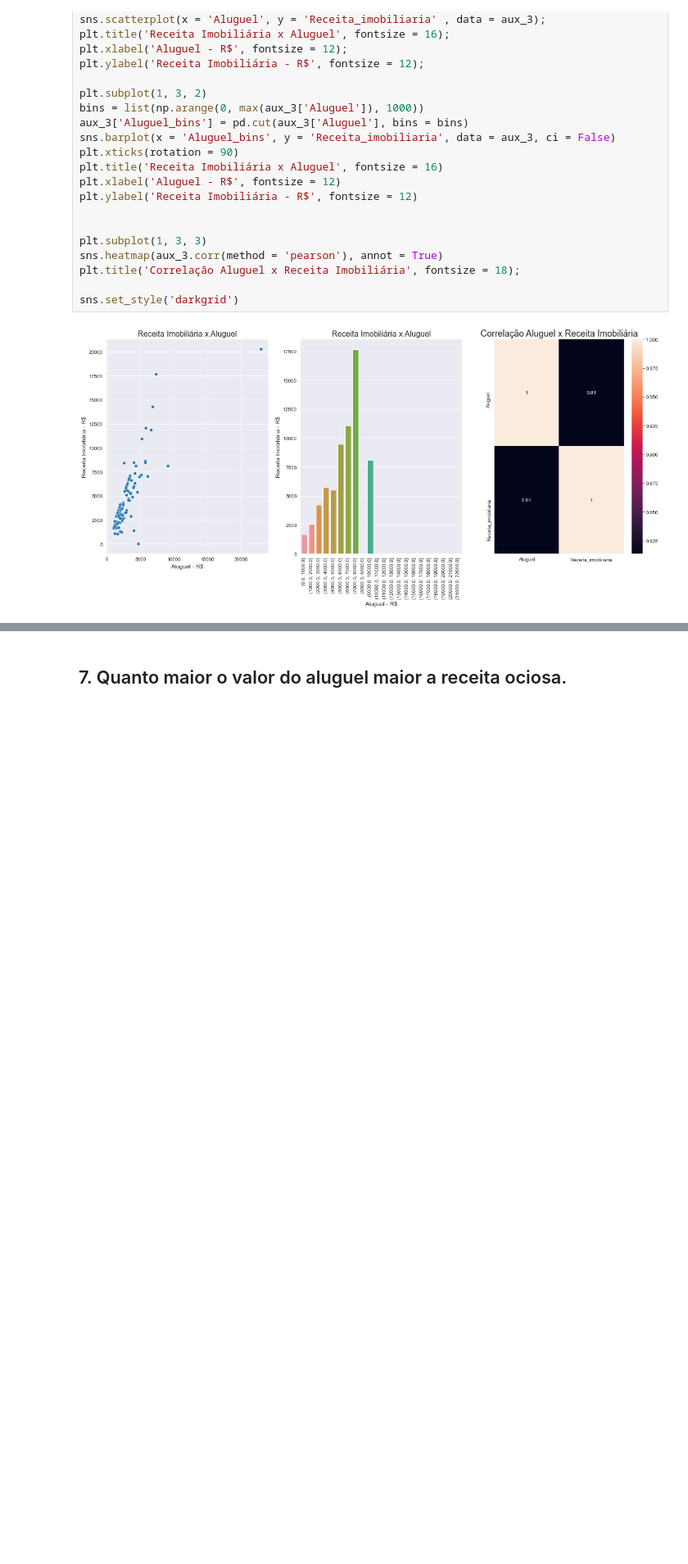
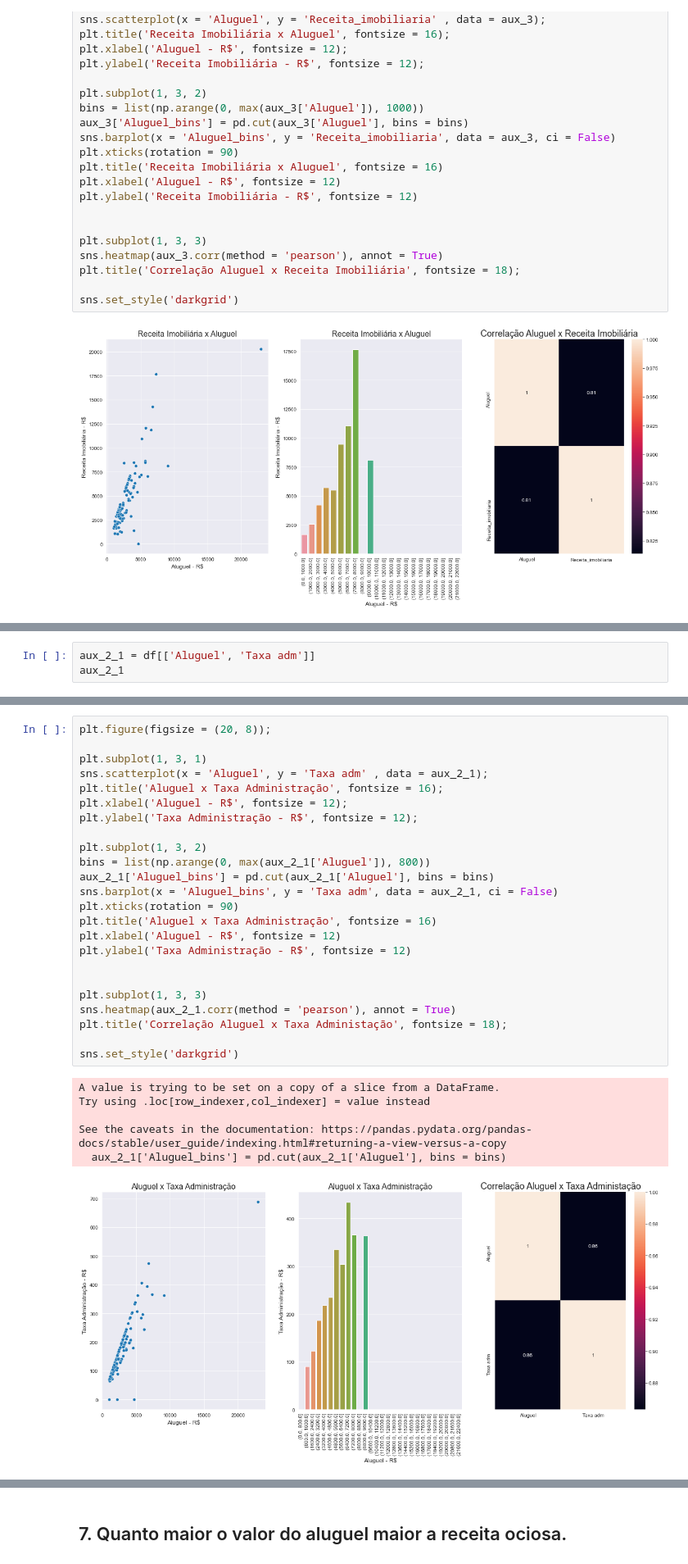
Before and after one commit to PedroSouzaDS/Projeto_Business_Intelligence_Completo-Imobili-ria_New_Offices-, a Jupyter notebook: EDA_New_Offices.ipynb, the cells around one changed output, grey strips where cells are left out. Shown at 82% size. Cells and saved outputs as stored; diff of their text form; blank space fills up the shorter version.

```diff
--- a/EDA_New_Offices.ipynb
+++ b/EDA_New_Offices.ipynb
@@ -521,0 +526,3 @@ plt.ylabel('Receita Imobiliária - R$', fontsize = 15);
+# %%
+aux_2_1 = df[['Aluguel', 'Taxa adm']]
+aux_2_1
@@ -521,0 +543,31 @@ plt.ylabel('Receita Imobiliária - R$', fontsize = 15);
+# %%
+plt.figure(figsize = (20, 8));
+
+plt.subplot(1, 3, 1)
+sns.scatterplot(x = 'Aluguel', y = 'Taxa adm' , data = aux_2_1);
+plt.title('Aluguel x Taxa Administração', fontsize = 16);
+plt.xlabel('Aluguel - R$', fontsize = 12);
+plt.ylabel('Taxa Administração - R$', fontsize = 12);
+
+plt.subplot(1, 3, 2)
+bins = list(np.arange(0, max(aux_2_1['Aluguel']), 800))
+aux_2_1['Aluguel_bins'] = pd.cut(aux_2_1['Aluguel'], bins = bins)
+sns.barplot(x = 'Aluguel_bins', y = 'Taxa adm', data = aux_2_1, ci = False)
+plt.xticks(rotation = 90)
+plt.title('Aluguel x Taxa Administração', fontsize = 16)
+plt.xlabel('Aluguel - R$', fontsize = 12)
+plt.ylabel('Taxa Administração - R$', fontsize = 12)
+
+
+plt.subplot(1, 3, 3)
+sns.heatmap(aux_2_1.corr(method = 'pearson'), annot = True)
+plt.title('Correlação Aluguel x Taxa Administação', fontsize = 18);
+
+sns.set_style('darkgrid')
+# %% [output]
+A value is trying to be set on a copy of a slice from a DataFrame.
+Try using .loc[row_indexer,col_indexer] = value instead
+
+See the caveats in the documentation: https://pandas.pydata.org/pandas-docs/stable/user_guide/indexing.html#returning-a-view-versus-a-copy
+  aux_2_1['Aluguel_bins'] = pd.cut(aux_2_1['Aluguel'], bins = bins)
+[figure, added]
```
Also changed, not shown: parts of 14 cells of this notebook.
